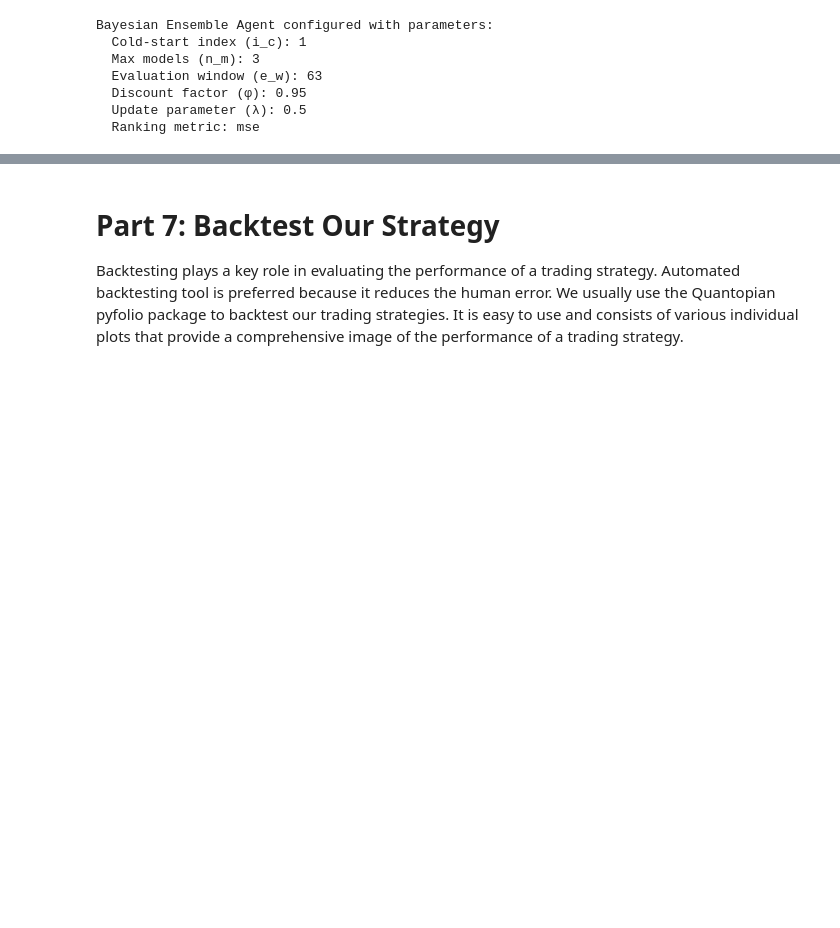
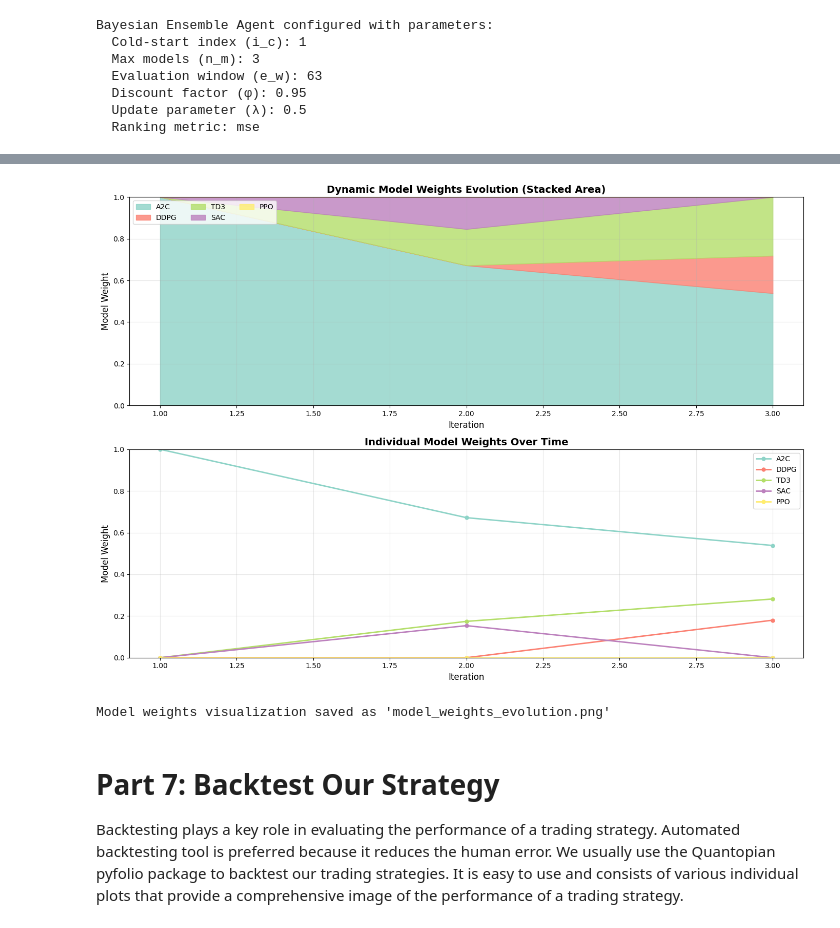
Before and after one commit to christopher-dybdahl/FinRL, a Jupyter notebook: examples/FinRL_Ensemble_Bayesean_StockTrading_RL_2026.ipynb, the cells around one changed output, grey strips where cells are left out. Drawn from its saved outputs; the diff is of its cells as text; code cells hidden in the pictures; blank space fills up the shorter version.

Commit message:
model run

```diff
--- a/examples/FinRL_Ensemble_Bayesean_StockTrading_RL_2026.ipynb
+++ b/examples/FinRL_Ensemble_Bayesean_StockTrading_RL_2026.ipynb
@@ -1067,34 +1085,37 @@ if model_weights_history:
 
     for idx, model in enumerate(models):
         ax1.fill_between(iterations, bottom, bottom + np.array(weights_by_model[model]),
-                         label=model.upper(), alpha=0.8, cxolor=colors[idx])
+                         label=model.upper(), alpha=0.8, color=colors[idx])
         bottom += np.array(weights_by_model[model])
 
     ax1.set_xlabel('Iteration', fontsize=12)
     ax1.set_ylabel('Model Weight', fontsize=12)
     ax1.set_title('Dynamic Model Weights Evolution (Stacked Area)', fontsize=14, fontweight='bold')
     ax1.legend(loc='upper left', ncol=3)
     ax1.grid(True, alpha=0.3)
     ax1.set_ylim([0, 1])
 
     # Plot 2: Line plot for each model's weight
     ax2 = axes[1]
     for idx, model in enumerate(models):
         ax2.plot(iterations, weights_by_model[model], marker='o', label=model.upper(),
                 linewidth=2, markersize=5, color=colors[idx])
 
     ax2.set_xlabel('Iteration', fontsize=12)
     ax2.set_ylabel('Model Weight', fontsize=12)
     ax2.set_title('Individual Model Weights Over Time', fontsize=14, fontweight='bold')
     ax2.legend(loc='best')
     ax2.grid(True, alpha=0.3)
     ax2.set_ylim([0, 1])
 
     plt.tight_layout()
     plt.savefig('model_weights_evolution.png', dpi=100, bbox_inches='tight')
     plt.show()
 
     print("Model weights visualization saved as 'model_weights_evolution.png'")
+# %% [output]
+[figure, added]
+Model weights visualization saved as 'model_weights_evolution.png'
 # %% [markdown]
 <a id='6'></a>
 # Part 7: Backtest Our Strategy
```
Also changed, not shown: parts of 9 cells of this notebook.
